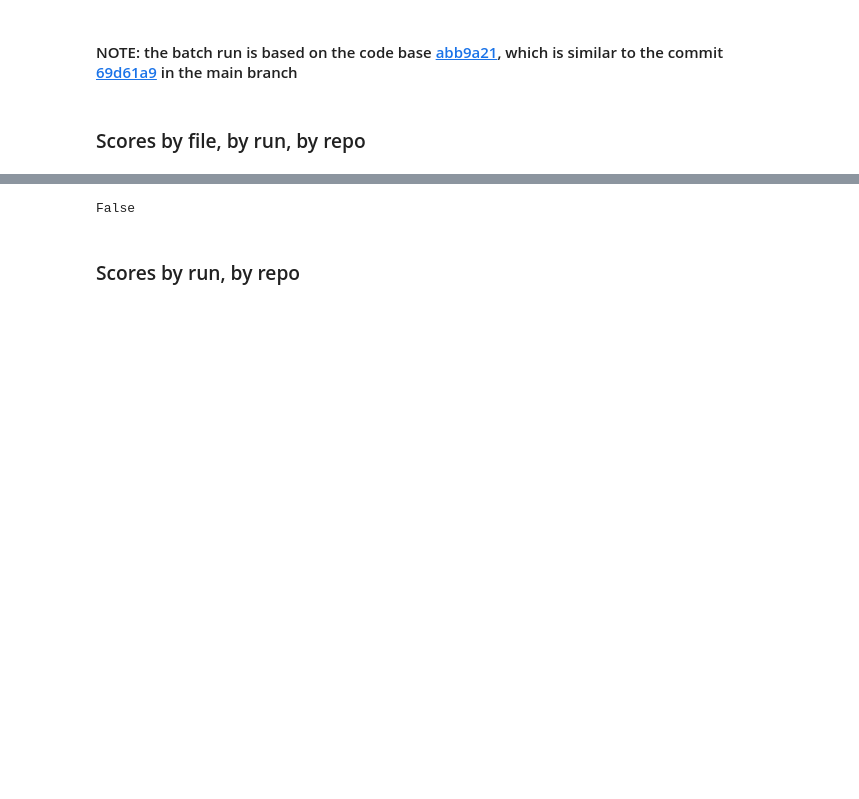
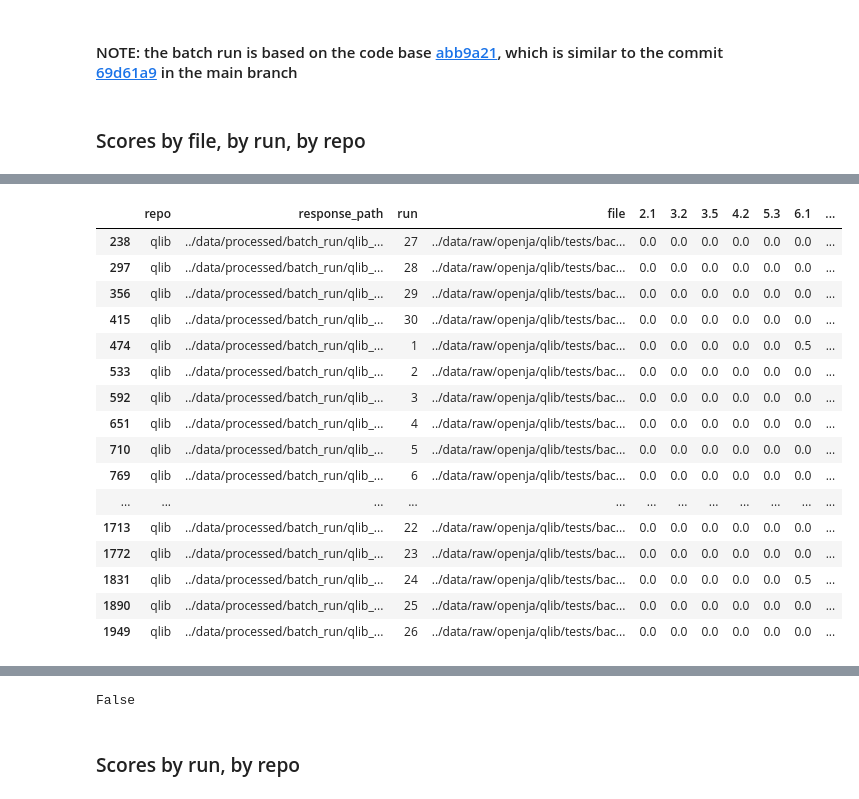
Before and after one commit to UBC-MDS/fixml, a Jupyter notebook: report/01_analysis.ipynb, the cells around one changed output, grey strips where cells are left out. Cells and saved outputs as stored; diff of their text form; code cells hidden in the pictures; blank space fills up the shorter version.

```diff
--- a/report/01_analysis.ipynb
+++ b/report/01_analysis.ipynb
@@ -115,3 +131,23 @@ df_repo_run_file
+# %%
+df_repo_run_file.query('(repo == "qlib") & (file == "../data/raw/openja/qlib/tests/backtest/test_file_strategy.py")')
+# %% [output]
+|  | repo | response_path | run | file | 2.1 | 3.2 | 3.5 | 4.2 | 5.3 | 6.1 | ... |
+| 238 | qlib | ../data/processed/batch_run/qlib_... | 27 | ../data/raw/openja/qlib/tests/bac... | 0.0 | 0.0 | 0.0 | 0.0 | 0.0 | 0.0 | ... |
+| 297 | qlib | ../data/processed/batch_run/qlib_... | 28 | ../data/raw/openja/qlib/tests/bac... | 0.0 | 0.0 | 0.0 | 0.0 | 0.0 | 0.0 | ... |
+| 356 | qlib | ../data/processed/batch_run/qlib_... | 29 | ../data/raw/openja/qlib/tests/bac... | 0.0 | 0.0 | 0.0 | 0.0 | 0.0 | 0.0 | ... |
+| 415 | qlib | ../data/processed/batch_run/qlib_... | 30 | ../data/raw/openja/qlib/tests/bac... | 0.0 | 0.0 | 0.0 | 0.0 | 0.0 | 0.0 | ... |
+| 474 | qlib | ../data/processed/batch_run/qlib_... | 1 | ../data/raw/openja/qlib/tests/bac... | 0.0 | 0.0 | 0.0 | 0.0 | 0.0 | 0.5 | ... |
+| 533 | qlib | ../data/processed/batch_run/qlib_... | 2 | ../data/raw/openja/qlib/tests/bac... | 0.0 | 0.0 | 0.0 | 0.0 | 0.0 | 0.0 | ... |
+| 592 | qlib | ../data/processed/batch_run/qlib_... | 3 | ../data/raw/openja/qlib/tests/bac... | 0.0 | 0.0 | 0.0 | 0.0 | 0.0 | 0.0 | ... |
+| 651 | qlib | ../data/processed/batch_run/qlib_... | 4 | ../data/raw/openja/qlib/tests/bac... | 0.0 | 0.0 | 0.0 | 0.0 | 0.0 | 0.0 | ... |
+| 710 | qlib | ../data/processed/batch_run/qlib_... | 5 | ../data/raw/openja/qlib/tests/bac... | 0.0 | 0.0 | 0.0 | 0.0 | 0.0 | 0.0 | ... |
+| 769 | qlib | ../data/processed/batch_run/qlib_... | 6 | ../data/raw/openja/qlib/tests/bac... | 0.0 | 0.0 | 0.0 | 0.0 | 0.0 | 0.0 | ... |
+| ... | ... | ... | ... | ... | ... | ... | ... | ... | ... | ... | ... |
+| 1713 | qlib | ../data/processed/batch_run/qlib_... | 22 | ../data/raw/openja/qlib/tests/bac... | 0.0 | 0.0 | 0.0 | 0.0 | 0.0 | 0.0 | ... |
+| 1772 | qlib | ../data/processed/batch_run/qlib_... | 23 | ../data/raw/openja/qlib/tests/bac... | 0.0 | 0.0 | 0.0 | 0.0 | 0.0 | 0.0 | ... |
+| 1831 | qlib | ../data/processed/batch_run/qlib_... | 24 | ../data/raw/openja/qlib/tests/bac... | 0.0 | 0.0 | 0.0 | 0.0 | 0.0 | 0.5 | ... |
+| 1890 | qlib | ../data/processed/batch_run/qlib_... | 25 | ../data/raw/openja/qlib/tests/bac... | 0.0 | 0.0 | 0.0 | 0.0 | 0.0 | 0.0 | ... |
+| 1949 | qlib | ../data/processed/batch_run/qlib_... | 26 | ../data/raw/openja/qlib/tests/bac... | 0.0 | 0.0 | 0.0 | 0.0 | 0.0 | 0.0 | ... |
 # %%
 # FIXME: clean non-test files (mainly in qlib)
 df_repo_run_file = df_repo_run_file.query('(repo != "qlib") | (file.str.contains("../data/raw/openja/qlib/tests/"))')
```
Also changed, not shown: parts of 17 cells of this notebook, 2 other files.
